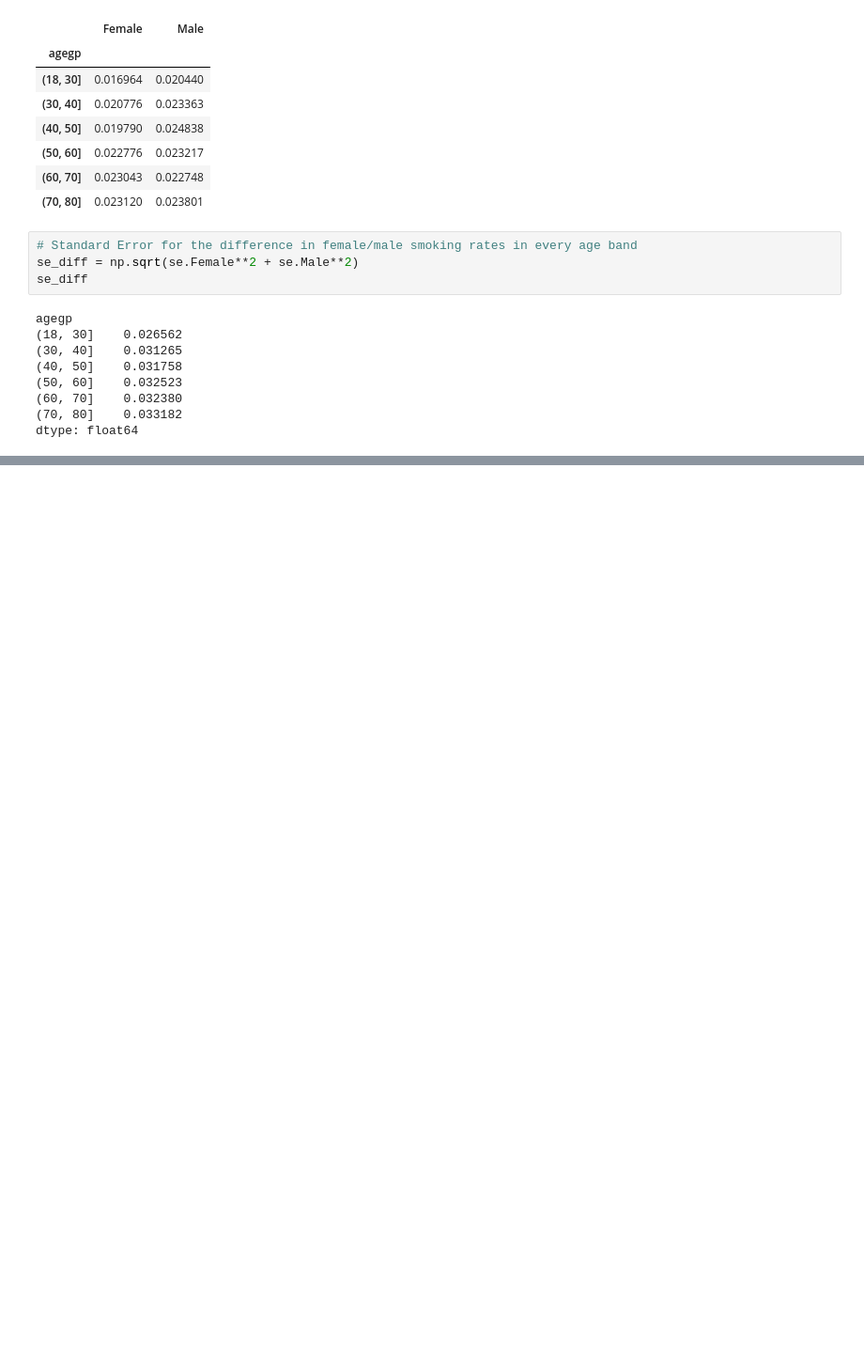
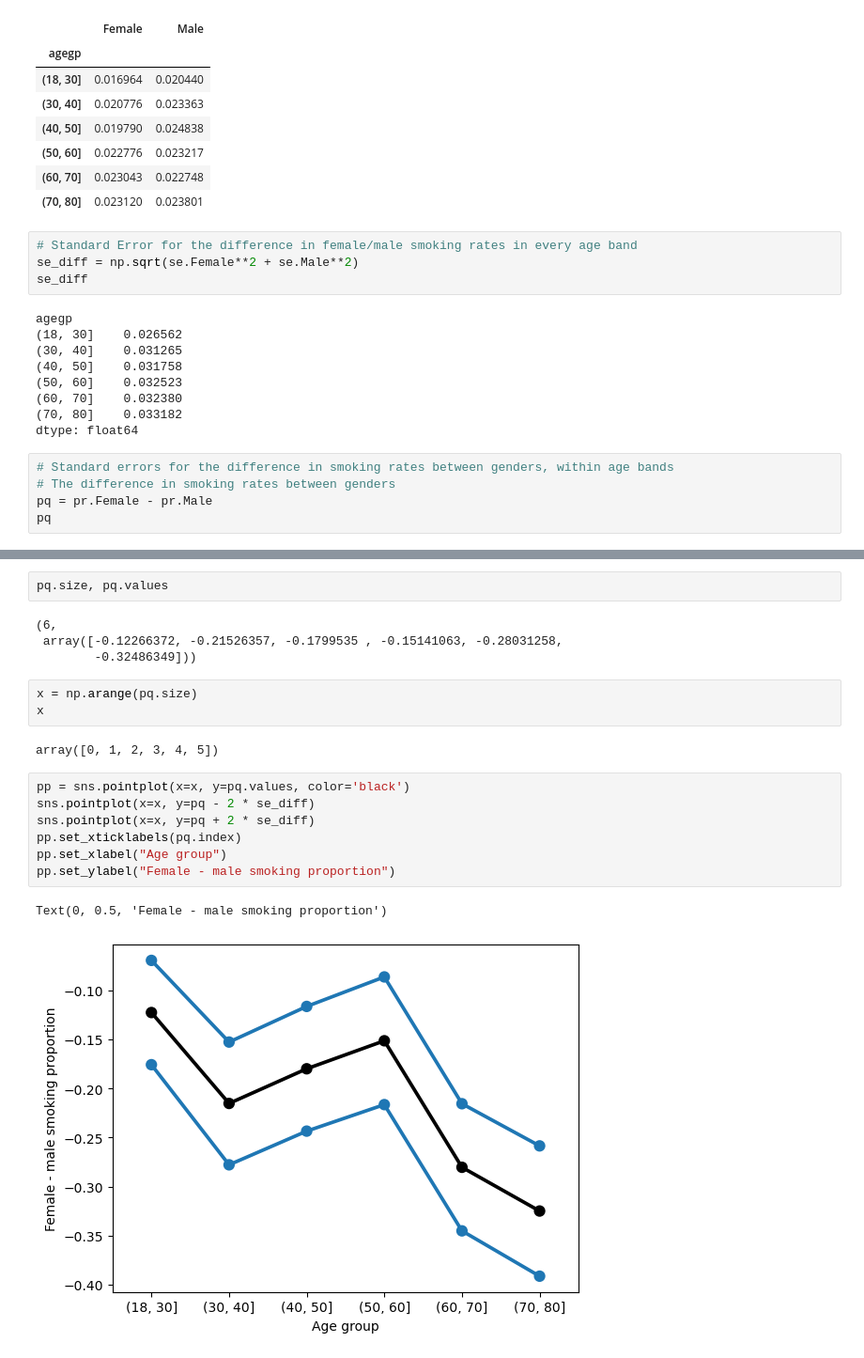
Before and after one commit to htetaunglynn94/coursera, a Jupyter notebook: statistics_with_python/inferential_statical_analysis_with_python/week02/wk02_confidence_intervals_case_study.ipynb, the cells around one changed output, grey strips where cells are left out. Shown at 94% size. Drawn from its saved outputs; the diff is of its cells as text; blank space fills up the shorter version.

```diff
--- a/statistics_with_python/inferential_statical_analysis_with_python/week02/wk02_confidence_intervals_case_study.ipynb
+++ b/statistics_with_python/inferential_statical_analysis_with_python/week02/wk02_confidence_intervals_case_study.ipynb
@@ -242,3 +249,8 @@ agegp
 (60, 70]    0.032380
 (70, 80]    0.033182
 dtype: float64
+# %%
+# Standard errors for the difference in smoking rates between genders, within age bands
+# The difference in smoking rates between genders
+pq = pr.Female - pr.Male
+pq
@@ -244,0 +266,21 @@ dtype: float64
+# %%
+pq.size, pq.values
+# %% [output]
+(6,
+ array([-0.12266372, -0.21526357, -0.1799535 , -0.15141063, -0.28031258,
+        -0.32486349]))
+# %%
+x = np.arange(pq.size)
+x
+# %% [output]
+array([0, 1, 2, 3, 4, 5])
+# %%
+pp = sns.pointplot(x=x, y=pq.values, color='black')
+sns.pointplot(x=x, y=pq - 2 * se_diff)
+sns.pointplot(x=x, y=pq + 2 * se_diff)
+pp.set_xticklabels(pq.index)
+pp.set_xlabel("Age group")
+pp.set_ylabel("Female - male smoking proportion")
+# %% [output]
+Text(0, 0.5, 'Female - male smoking proportion')
+[figure, added]
```
Also changed, not shown: parts of 10 cells of this notebook.
